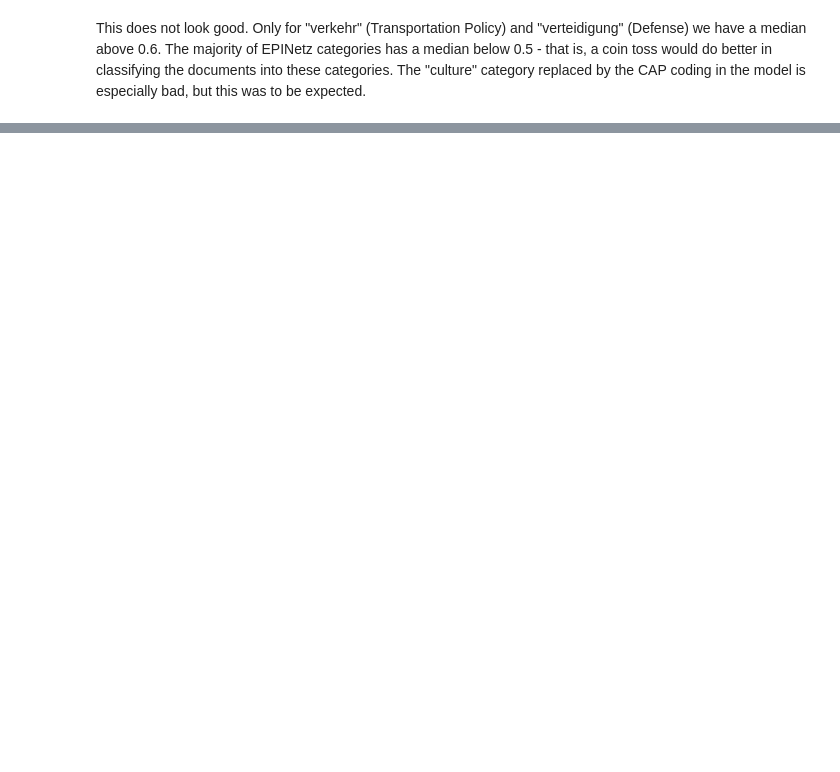
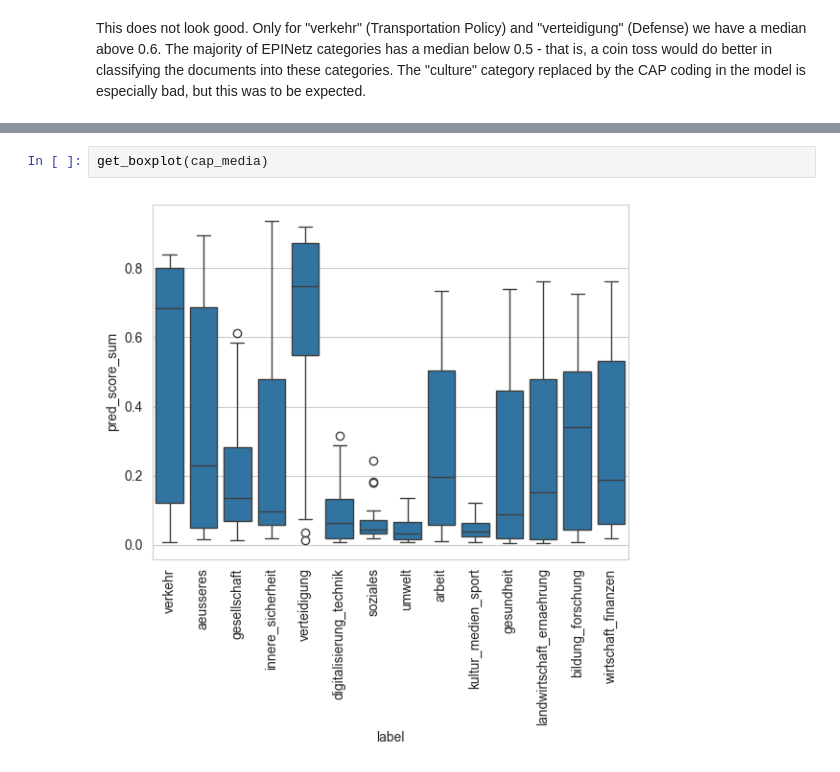
Before and after one commit to TimBMK/EPINetz_Transformer_Classification, a Jupyter notebook: roberta_cap_classifier.ipynb, the cells around one changed output, grey strips where cells are left out. Drawn from its saved outputs; the diff is of its cells as text; blank space fills up the shorter version.

```diff
--- a/roberta_cap_classifier.ipynb
+++ b/roberta_cap_classifier.ipynb
@@ -290,0 +312,4 @@ This shows, again, that most categories are ill predicted (we are plotting the m
+# %%
+get_boxplot(cap_media)
+# %% [output]
+[figure, added]
```
Also changed, not shown: parts of 28 cells of this notebook.
